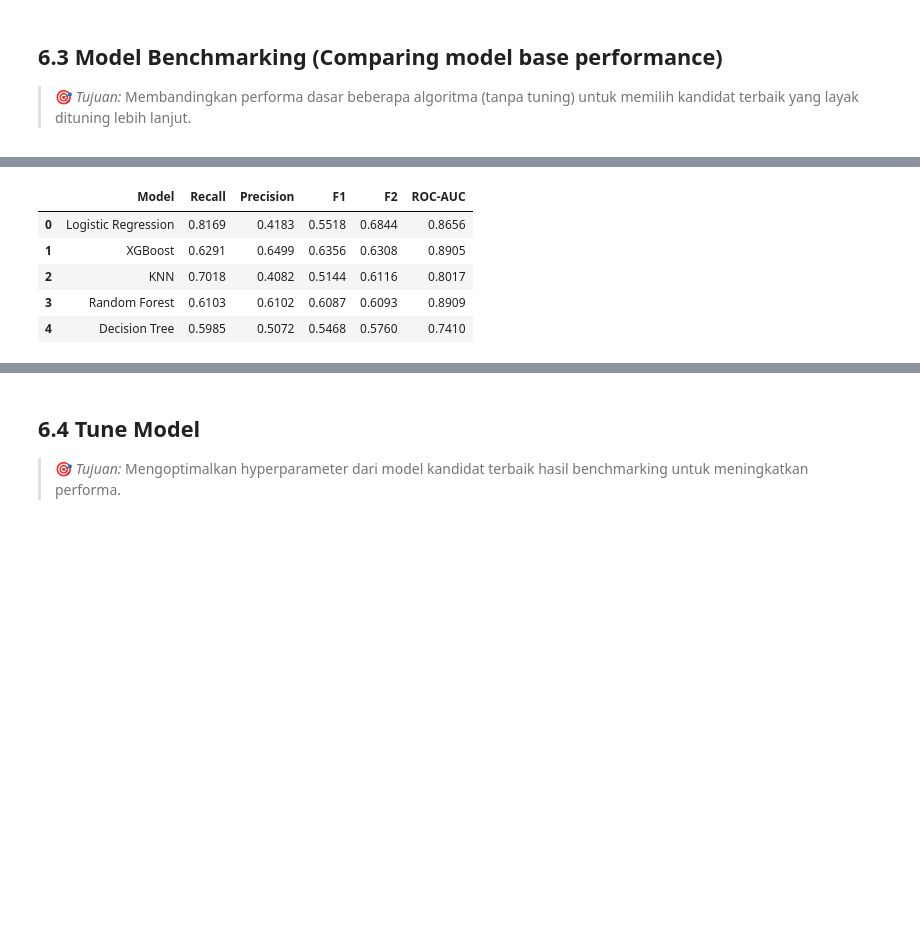
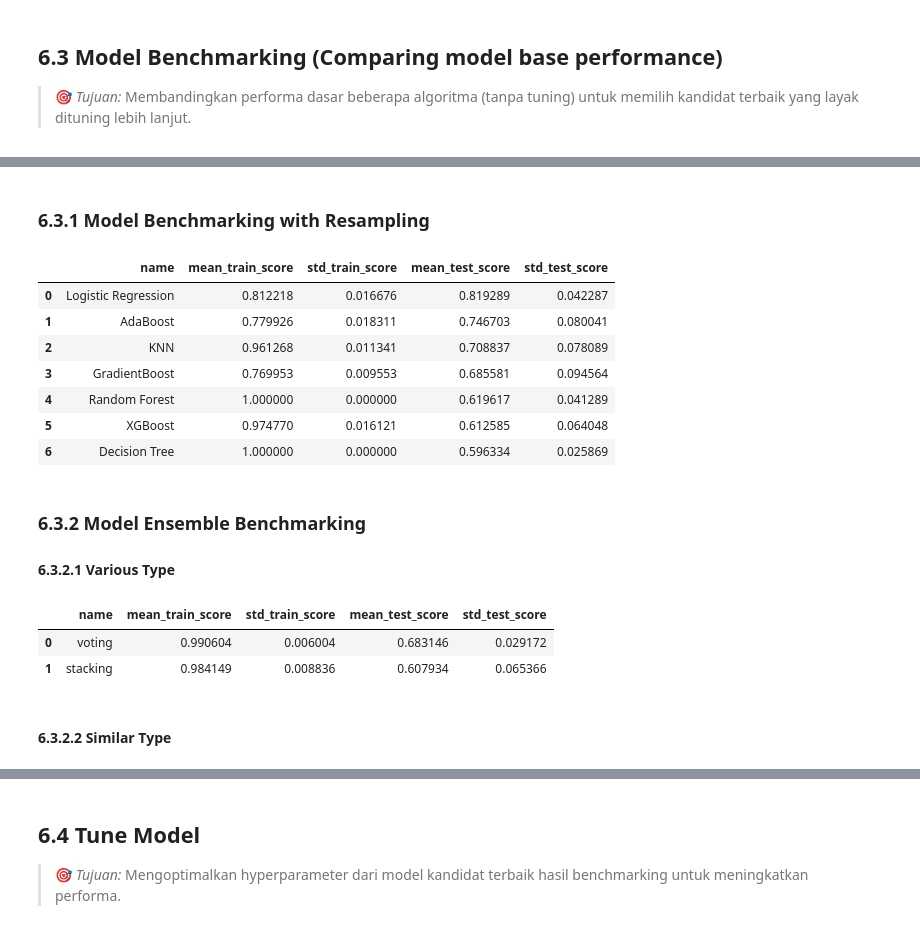
Before and after one commit to MikaMahaputra/E-Commerce-Customer-Churn, a Jupyter notebook: notebook/e-commerce-churn-analysis.ipynb, the cells around one changed output, grey strips where cells are left out. Saved outputs shown, nothing was run; the diff lists cells and outputs as text; code cells hidden in the pictures; blank space fills up the shorter version.

```diff
--- a/notebook/e-commerce-churn-analysis.ipynb
+++ b/notebook/e-commerce-churn-analysis.ipynb
@@ -1481,23 +1481,3 @@ candidates = {
 ## **6.3 Model Benchmarking (Comparing model base performance)**
 
 > 🎯 *Tujuan:* Membandingkan performa dasar beberapa algoritma (tanpa tuning) untuk memilih kandidat terbaik yang layak dituning lebih lanjut.
-# %%
-print("BENCHMARKING — Dengan SMOTE")
-benchmark_res_results = {}
-benchmark_roc_scores  = {}
-
-for name, clf in candidates.items():
-    pipe = model_res_pipeline.set_params(classifier=clf)
-
-    # Metrik standar via cross_validate
-    cv_res = cross_validate(pipe, x_train, y_train, cv=cv,
-                            scoring=scorers, return_train_score=False)
-
-    # ROC-AUC manual
-    pipe_roc = model_res_pipeline.set_params(classifier=clf)
-    roc_scores = compute_roc_auc_cv(pipe_roc, x_train, y_train, cv)
-
-    benchmark_res_results[name] = cv_res
-    benchmark_roc_scores[name]  = roc_scores
-
-    print_cv_results(name, cv_res, roc_scores)
@@ -1522,21 +1484,2 @@ BENCHMARKING — Dengan SMOTE
-# %%
-rows = []
-for name, cv_res in benchmark_res_results.items():
-    rows.append({
-        'Model':     name,
-        'Recall':    cv_res['test_recall'].mean().round(4),
-        'Precision': cv_res['test_precision'].mean().round(4),
-        'F1':        cv_res['test_f1'].mean().round(4),
-        'F2':        cv_res['test_f2'].mean().round(4),
-        'ROC-AUC':   benchmark_roc_scores[name].mean().round(4),
-    })
-
-benchmark_df = pd.DataFrame(rows).sort_values('F2', ascending=False).reset_index(drop=True)
-display(benchmark_df)
-# %% [output]
-|  | Model | Recall | Precision | F1 | F2 | ROC-AUC |
-| 0 | Logistic Regression | 0.8169 | 0.4183 | 0.5518 | 0.6844 | 0.8656 |
-| 1 | XGBoost | 0.6291 | 0.6499 | 0.6356 | 0.6308 | 0.8905 |
-| 2 | KNN | 0.7018 | 0.4082 | 0.5144 | 0.6116 | 0.8017 |
-| 3 | Random Forest | 0.6103 | 0.6102 | 0.6087 | 0.6093 | 0.8909 |
-| 4 | Decision Tree | 0.5985 | 0.5072 | 0.5468 | 0.5760 | 0.7410 |
+# %% [markdown]
+### 6.3.1 Model Benchmarking with Resampling
@@ -1542,0 +1544,23 @@ display(benchmark_df)
+# %%
+# With resampling
+benchmark_models(
+    model_res_pipeline,
+    candidates,
+    x_train,
+    y_train,
+    scoring="recall",
+    cv=5,
+    random_state=RANDOM_STATE
+)
+# %% [output]
+|  | name | mean_train_score | std_train_score | mean_test_score | std_test_score |
+| 0 | Logistic Regression | 0.812218 | 0.016676 | 0.819289 | 0.042287 |
+| 1 | AdaBoost | 0.779926 | 0.018311 | 0.746703 | 0.080041 |
+| 2 | KNN | 0.961268 | 0.011341 | 0.708837 | 0.078089 |
+| 3 | GradientBoost | 0.769953 | 0.009553 | 0.685581 | 0.094564 |
+| 4 | Random Forest | 1.000000 | 0.000000 | 0.619617 | 0.041289 |
+| 5 | XGBoost | 0.974770 | 0.016121 | 0.612585 | 0.064048 |
+| 6 | Decision Tree | 1.000000 | 0.000000 | 0.596334 | 0.025869 |
+# %% [markdown]
+### 6.3.2 Model Ensemble Benchmarking
+#### 6.3.2.1 Various Type
@@ -1542,0 +1584,8 @@ display(benchmark_df)
+# %%
+benchmark_various
+# %% [output]
+|  | name | mean_train_score | std_train_score | mean_test_score | std_test_score |
+| 0 | voting | 0.990604 | 0.006004 | 0.683146 | 0.029172 |
+| 1 | stacking | 0.984149 | 0.008836 | 0.607934 | 0.065366 |
+# %% [markdown]
+#### 6.3.2.2 Similar Type
```
Also changed, not shown: parts of 25 cells of this notebook.
